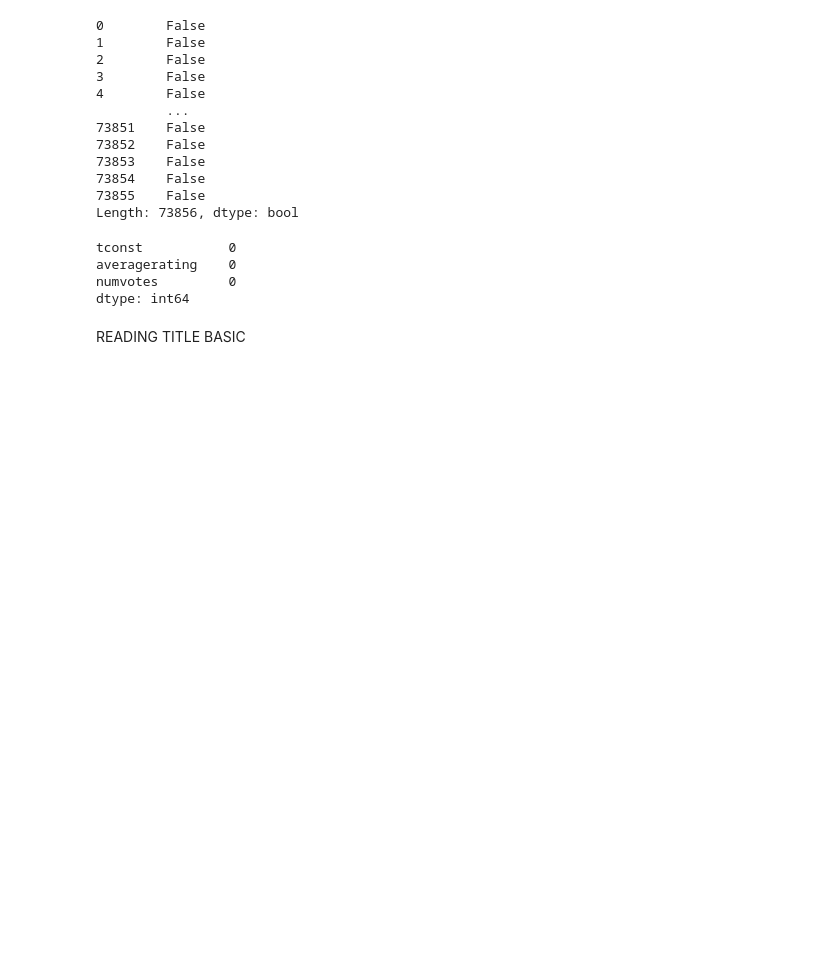
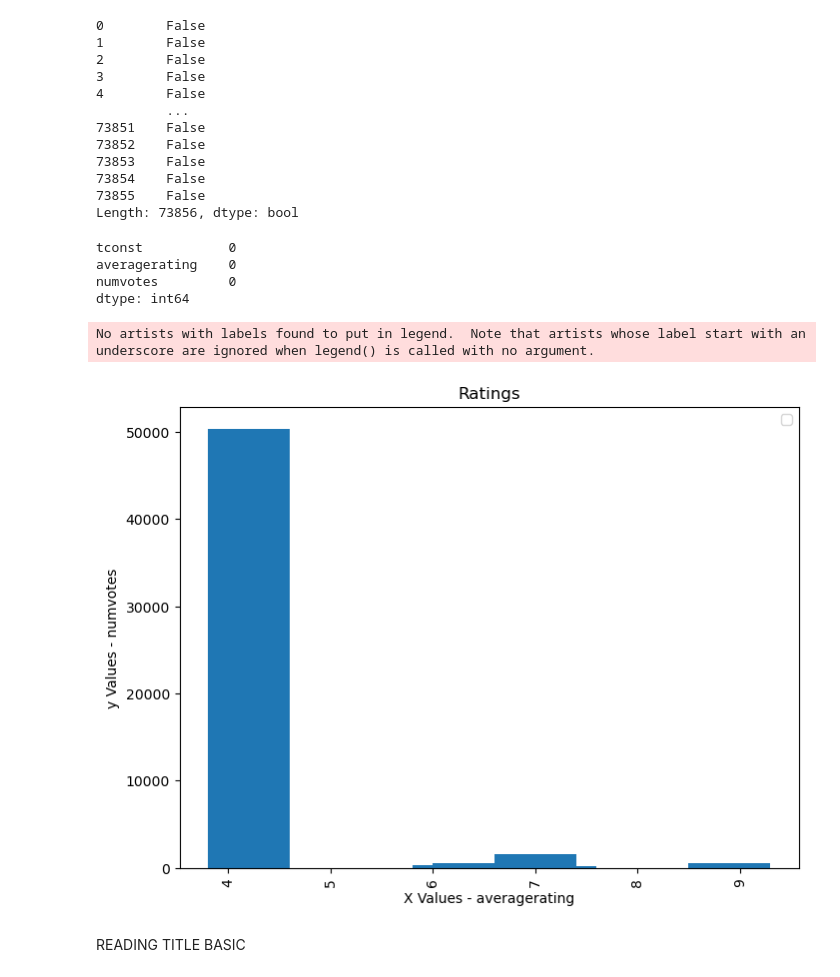
Before and after one commit to mercyodino/project1, a Jupyter notebook: index.ipynb, the cells around one changed output. Drawn from its saved outputs; the diff is of its cells as text; code cells hidden in the pictures; blank space fills up the shorter version.

Commit message:
added visualizations

```diff
--- a/index.ipynb
+++ b/index.ipynb
@@ -321,6 +321,30 @@ tconst           0
 averagerating    0
 numvotes         0
 dtype: int64
+# %%
+plt.figure(figsize=(8,6))
+
+# df['new_alone_genres'] =df['genres'].str.split(',')
+# df =df .explode('new_alone_genres')
+
+x = title_ratings['averagerating'].head(10)
+y = title_ratings['numvotes'].head(10)
+
+# Use the bar() function to create a plot using the above values of x and y. Add a label.
+plt.bar(x, y)
+
+plt.xlabel('X Values - averagerating')
+plt.ylabel('y Values - numvotes')
+
+plt.title('Ratings')
+plt.legend()
+plt.xticks(rotation=90)
+
+# Output the final plot
+plt.show()
+# %% [output]
+No artists with labels found to put in legend.  Note that artists whose label start with an underscore are ignored when legend() is called with no argument.
+[figure, added]
 # %% [markdown]
 READING TITLE BASIC
 # %%
```
Also changed, not shown: parts of 8 cells of this notebook, 4 other files.
